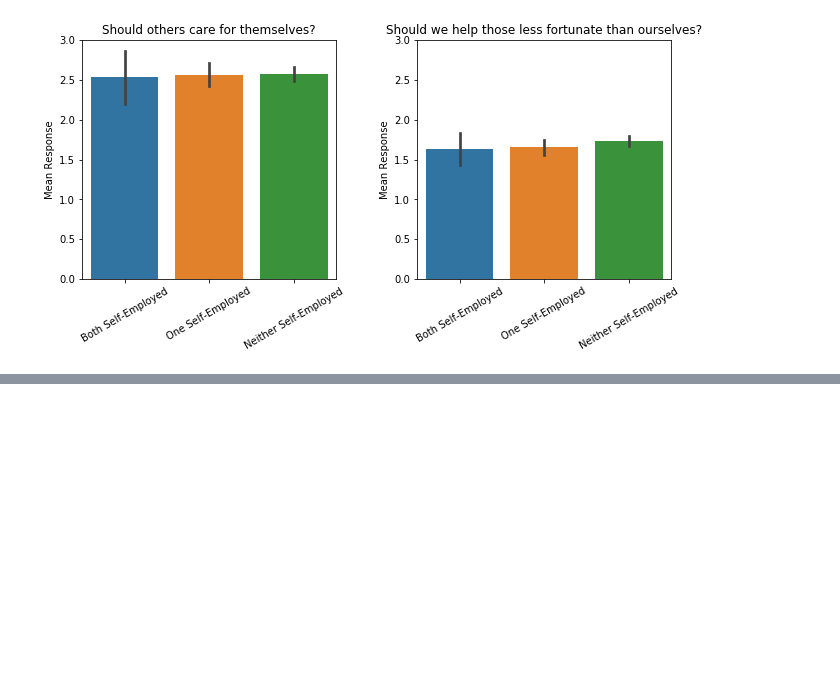
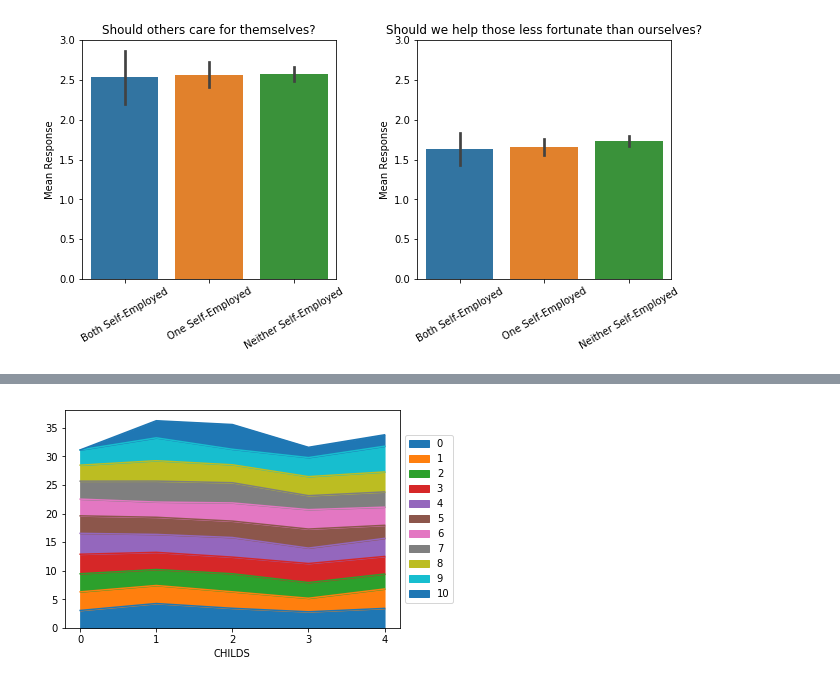
Before and after one commit to eistre91/thinkful-projects, a Jupyter notebook: What-Do-You-See.ipynb, the cells around one changed output, grey strips where cells are left out. Drawn from its saved outputs; the diff is of its cells as text; code cells hidden in the pictures; blank space fills up the shorter version.

```diff
--- a/What-Do-You-See.ipynb
+++ b/What-Do-You-See.ipynb
@@ -56,8 +46,8 @@ df_int[actions_cols].apply(lambda x: , axis=1).head()
 actions_cols = ['GIVBLOOD','GIVHMLSS', 'RETCHNGE', 'CUTAHEAD', 'VOLCHRTY', 'GIVCHRTY', 'GIVSEAT',
     'HELPAWAY', 'CARRIED', 'DIRECTNS', 'LOANITEM']
 
-# TODO Shorten by an apply.
-df_int['present'] = df_int[actions_cols].apply(lambda x: (x >= 1) & (x <= 6)).apply(lambda x: x.all(), axis=1)
+df_int['present'] = df_int[actions_cols].apply(lambda x: (x >= 1) & (x <= 6)) \
+                                        .all(axis=1)
 # %%
 df_actions = df_int[df_int['present']]
 actions_cols = ['AGEBIN', 'GIVBLOOD','GIVHMLSS', 'RETCHNGE', 'CUTAHEAD', 'VOLCHRTY', 'GIVCHRTY', 'GIVSEAT',
@@ -84,8 +65,10 @@ CARESELF - THOSE IN NEED HAVE TO TAKE CARE OF THEMSELVES
 # %%
 values_cols = ['OTHSHELP', 'CARESELF']
 
-df_int = df_int.assign(values_present=df_int[values_cols].apply(lambda x: (x >= 1) & (x <= 5)).apply(lambda x: x.all(), axis=1))
+df_int['values_present'] = df_int[values_cols].apply(lambda x: (x >= 1) & (x <= 5)).all(axis=1)
 
 parent_work = ['MAWRKSLF', 'PAWRKSLF']
-df_int = df_int.assign(work_self_present=df_int[parent_work].apply(lambda x: (x >= 1) & (x <= 2)).apply(lambda x: x.all(), axis=1))
+df_int['work_self_present'] = df_int[parent_work].apply(lambda x: (x >= 1) & (x <= 2)).all(axis=1)
 df_values = df_int[df_int['work_self_present'] & df_int['values_present']]
+
+df_values = df_values.assign(both_pa_wrk=df_values['MAWRKSLF'] + df_values['PAWRKSLF'])
@@ -220,0 +106,10 @@ unstack_sibs.plot.area();
+# %%
+rows_accptoth = df_int[(df_int['ACCPTOTH'] >= 1) & (df_int['ACCPTOTH'] <= 6)]
+rows_accptoth_sib_chd = rows_accptoth[(rows_accptoth['SIBS'] <= 10) & (rows_accptoth['CHILDS'] < 5)]
+
+means_accpt = rows_accptoth_sib_chd.groupby(['CHILDS', 'SIBS'])['ACCPTOTH'].mean()
+# %%
+means_accpt.unstack('SIBS').plot.area(xticks=[0,1,2,3,4])
+plt.legend(loc='center left', bbox_to_anchor=(1.0, 0.5));
+# %% [output]
+[figure, added]
```
Also changed, not shown: parts of 24 cells of this notebook, 1 other file.
